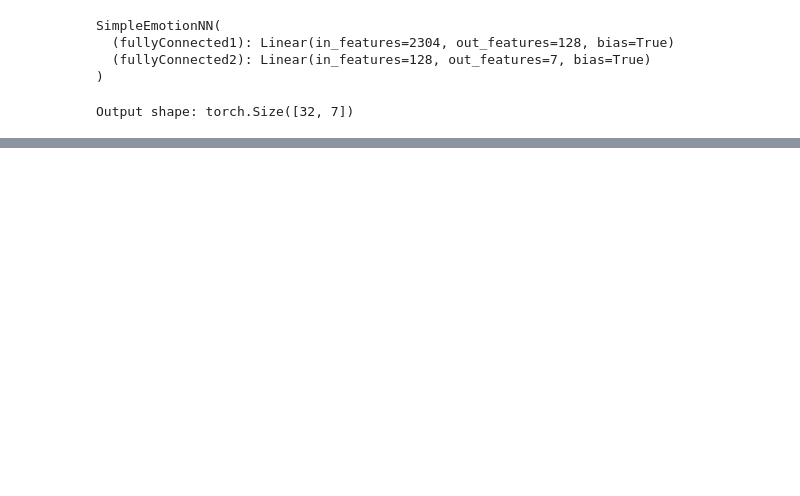
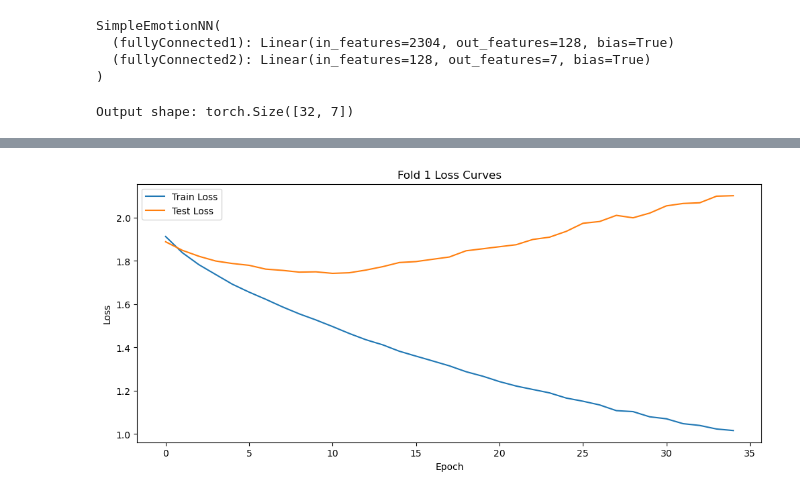
Before and after one commit to lewisbentleyy/real-time-facial-emotion-recognition, a Jupyter notebook: simpleNeuralNetwork.ipynb, the cells around one changed output, grey strips where cells are left out. Drawn from its saved outputs; the diff is of its cells as text; code cells hidden in the pictures; blank space fills up the shorter version.

Commit message:
2 layer neural network with 6 actors

```diff
--- a/simpleNeuralNetwork.ipynb
+++ b/simpleNeuralNetwork.ipynb
@@ -77,7 +94,0 @@ with Pool(num_processes) as pool:
-# %%
-for video_file in os.listdir(video_folder):
-    if video_file.endswith(".mp4"):
-        video_path = os.path.join(video_folder, video_file)
-        filename = os.path.basename(video_file)
-        emotion_label = get_emotion_label(filename)
-        get_frames(video_path, output_folder)
@@ -164,3 +208,4 @@ import torch.optim as optim
 
 loss_func = nn.CrossEntropyLoss()
 optimizer = optim.SGD(model.parameters(), lr=0.01)
+device = torch.device("cuda" if torch.cuda.is_available() else 'cpu')
@@ -166,0 +223,81 @@ optimizer = optim.SGD(model.parameters(), lr=0.01)
+# %%
+from sklearn.model_selection import GroupKFold
+import numpy as np
+import matplotlib.pyplot as plt
+
+actor_ids = np.array(full_dataset.get_actor_ids())
+
+# Initialize Leave-One-Actor-Out Cross-Validation
+group_kfold = GroupKFold(n_splits=len(np.unique(actor_ids)))
+
+# Loop through splits
+for fold, (train_idx, test_idx) in enumerate(group_kfold.split(np.zeros(len(actor_ids)), groups=actor_ids)):
+
+    print("Initialising Model...")
+    model = SimpleEmotionNN().to(device)
+    optimizer = optim.SGD(model.parameters(), lr=0.001)
+
+    print(f"Training on actors: {np.unique(actor_ids[train_idx])}")
+    print(f"Testing on actor: {np.unique(actor_ids[test_idx])}")
+    # Create subsets for training and testing
+    print(f"\nFold {fold + 1}/{len(np.unique(actor_ids))}")
+
+    # Print file paths for training and testing sets
+    train_files = [full_dataset.samples[i][0] for i in train_idx]
+    test_files = [full_dataset.samples[i][0] for i in test_idx]
+
+
+    train_subset = Subset(full_dataset, train_idx)
+    test_subset = Subset(full_dataset, test_idx)
+
+    # Create DataLoaders
+    train_loader = DataLoader(train_subset, batch_size=32, shuffle=True)
+    test_loader = DataLoader(test_subset, batch_size=32, shuffle=False)
+
+    train_losses = []
+    test_losses = []
+
+    model.train()
+    for epoch in range(35):  # Adjust epochs as needed
+        total_train_loss = 0
+        for inputs, labels in train_loader:
+            inputs, labels = inputs.to(device), labels.to(device)
+
+            optimizer.zero_grad()
+            outputs = model(inputs)
+            loss = loss_func(outputs, labels)
+            loss.backward()
+            optimizer.step()
+
+            total_train_loss += loss.item()
+
+        avg_train_loss = total_train_loss / len(train_loader)
+        train_losses.append(avg_train_loss)
+        # Evaluate on test set
+        model.eval()
+        total_test_loss = 0
+        with torch.no_grad():
+            for inputs, labels in test_loader:
+                inputs, labels = inputs.to(device), labels.to(device)
+                outputs = model(inputs)
+                loss = loss_func(outputs, labels)
+                total_test_loss += loss.item()
+
+        avg_test_loss = total_test_loss / len(test_loader)
+        test_losses.append(avg_test_loss)
+        print(f"Epoch {epoch+1}: Train Loss = {avg_train_loss:.4f}, Test Loss = {avg_test_loss:.4f}")
+
+
+        # Plot loss and accuracy curves for this fold
+    plt.figure(figsize=(12, 5))
+
+    # Loss plot
+    plt.plot(train_losses, label='Train Loss')
+    plt.plot(test_losses, label='Test Loss')
+    plt.title(f'Fold {fold + 1} Loss Curves')
+    plt.xlabel('Epoch')
+    plt.ylabel('Loss')
+    plt.legend()
+
+    plt.show()
+# %% [output]
@@ -166,0 +321 @@ optimizer = optim.SGD(model.parameters(), lr=0.01)
+[figure, added]
```
Also changed, not shown: parts of 13 cells of this notebook, 1 other file.
